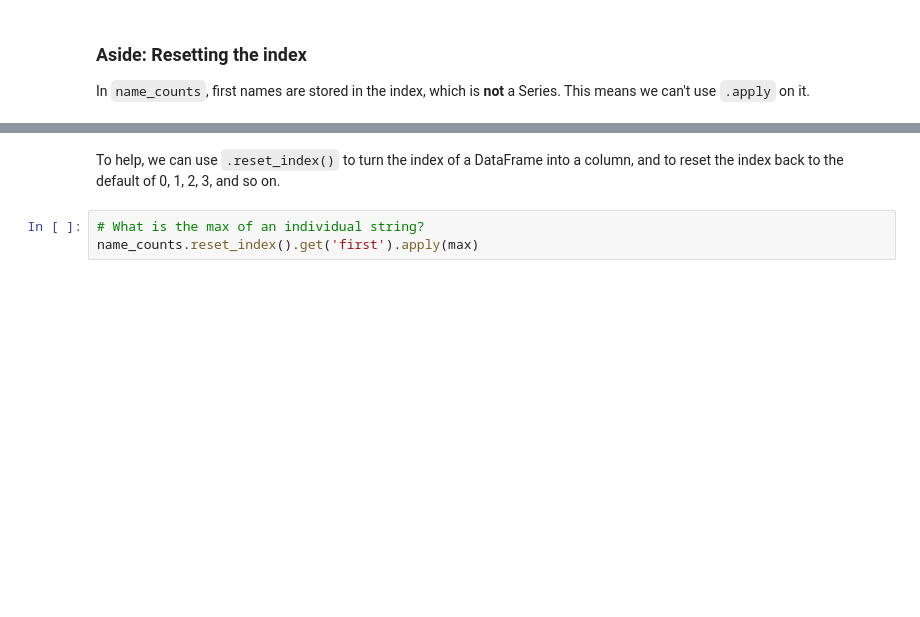
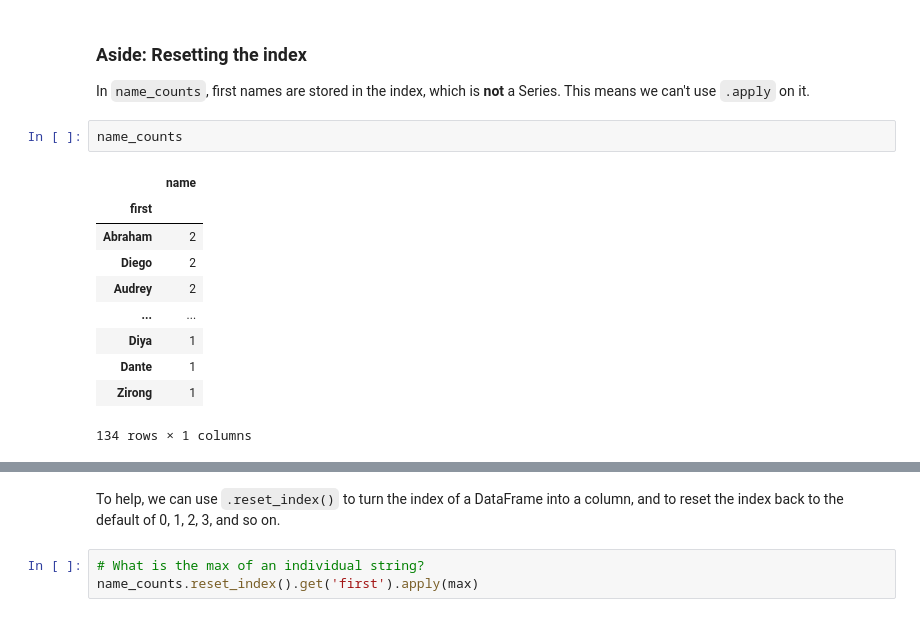
Before and after one commit to dsc-courses/dsc10-2025-su, a Jupyter notebook: lectures/lec06/lec06-part-1.ipynb, the cells around one changed output, grey strips where cells are left out. Cells and saved outputs as stored; diff of their text form; blank space fills up the shorter version.

```diff
--- a/lectures/lec06/lec06-part-1.ipynb
+++ b/lectures/lec06/lec06-part-1.ipynb
@@ -140,5 +276,18 @@ name_counts.get('name').apply(np.log)
 ### Aside: Resetting the index
 
 In `name_counts`, first names are stored in the index, which is **not** a Series. This means we can't use `.apply` on it.
+# %%
+name_counts
+# %% [output]
+|  | name |
+| first |  |
+| Abraham | 2 |
+| Diego | 2 |
+| Audrey | 2 |
+| ... | ... |
+| Diya | 1 |
+| Dante | 1 |
+| Zirong | 1 |
+134 rows × 1 columns
 # %%
 name_counts.index
```
Also changed, not shown: parts of 32 cells of this notebook, 12 other files.
